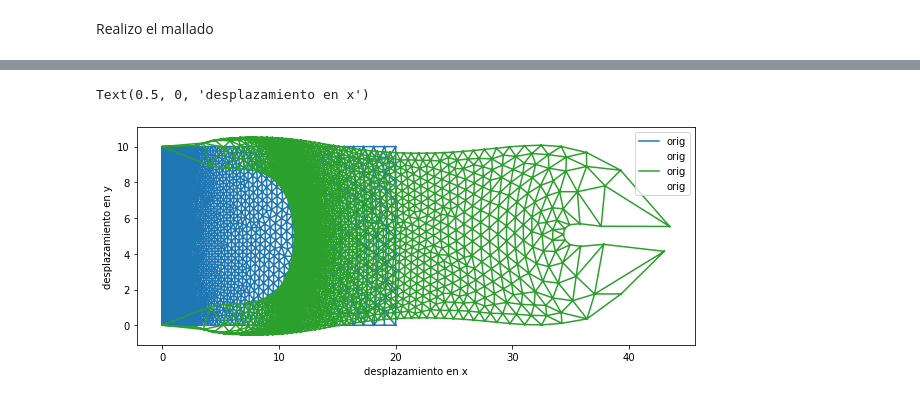
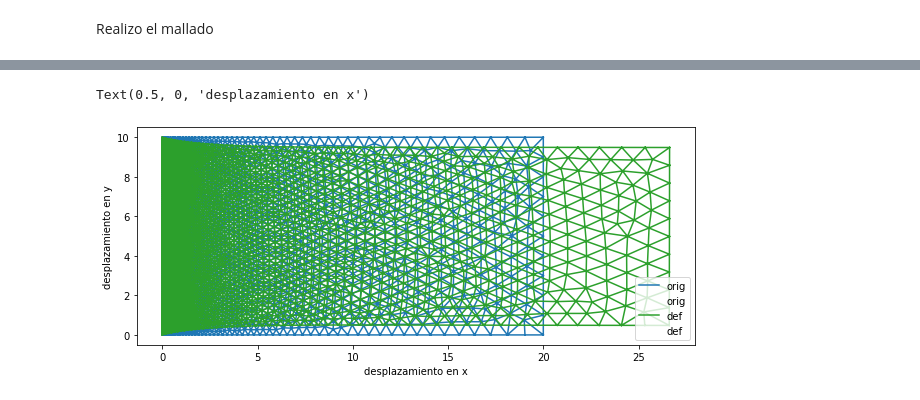
Before and after one commit to SolBortule/2022_Ingenieria, a Jupyter notebook: Consultas/Luciano/Guía 3/P1_T_G3.ipynb, the cells around one changed output, grey strips where cells are left out. Drawn from its saved outputs; the diff is of its cells as text; code cells hidden in the pictures.

```diff
--- a/Consultas/Luciano/Guía 3/P1_T_G3.ipynb
+++ b/Consultas/Luciano/Guía 3/P1_T_G3.ipynb
@@ -99,0 +93,10 @@ Fr = np.concatenate([Fr,np.zeros(len(r)-4).reshape([-1,1])])
+# %%
+nodos_empotrados, xyz_empotrados = gmsh.model.mesh.getNodesForPhysicalGroup(1, Empotrado)
+# %%
+s = []
+for n in nodos_empotrados-1:
+    s.append(glxn*n)
+    s.append(glxn*n+1)
+s = np.array(s).astype(int)
+
+Us = np.zeros([s.shape[0]]).reshape([-1,1])
@@ -100,3 +105,17 @@ Fr = np.concatenate([Fr,np.zeros(len(r)-4).reshape([-1,1])])
+# %%
+entityTraccionada = gmsh.model.getEntitiesForPhysicalGroup(1, Traccionado)
+Tgroup, Ttraccionada, Ltraccionada = gmsh.model.mesh.getElements(1, entityTraccionada[0])
+Nlineastraccionadas = len(Ttraccionada[0])
+MCtraccionadas = Ltraccionada[0].reshape(Nlineastraccionadas,2)-1
+# %%
+Fr = np.zeros_like(r)
+for e in range(Nlineastraccionadas):
+    nodo1 = MCtraccionadas[e,0].astype(int)
+    nodo2 = MCtraccionadas[e,1].astype(int)
+    Ltraccionado = abs(MN[nodo2,1]-MN[nodo1,1])
+    Fr[np.where(r == nodo1*2)[0][0]] += T*Ltraccionado*t/2
+    Fr[np.where(r == nodo2*2)[0][0]] += T*Ltraccionado*t/2
+Fr = Fr.reshape([-1,1])
 # %%
 F, U = mef.solve(K, r, s, Us, Fr)
 # %%
@@ -160,10 +135,10 @@ MNdef = MN + U3D*1e4
 # %%
 fig, ax = plt.subplots(figsize=(10,4))
 plt.triplot(MN[:,0], MN[:,1], MC, label='orig')
-plt.triplot(MNdef[:,0], MNdef[:,1], MC, label='orig')
+plt.triplot(MNdef[:,0], MNdef[:,1], MC, label='def')
 plt.legend()
 plt.ylabel('desplazamiento en y')
 plt.xlabel('desplazamiento en x')
 # %% [output]
 Text(0.5, 0, 'desplazamiento en x')
-[figure, old version]
+[figure, new version]
```
Also changed, not shown: parts of 10 cells of this notebook, 1 other file.
